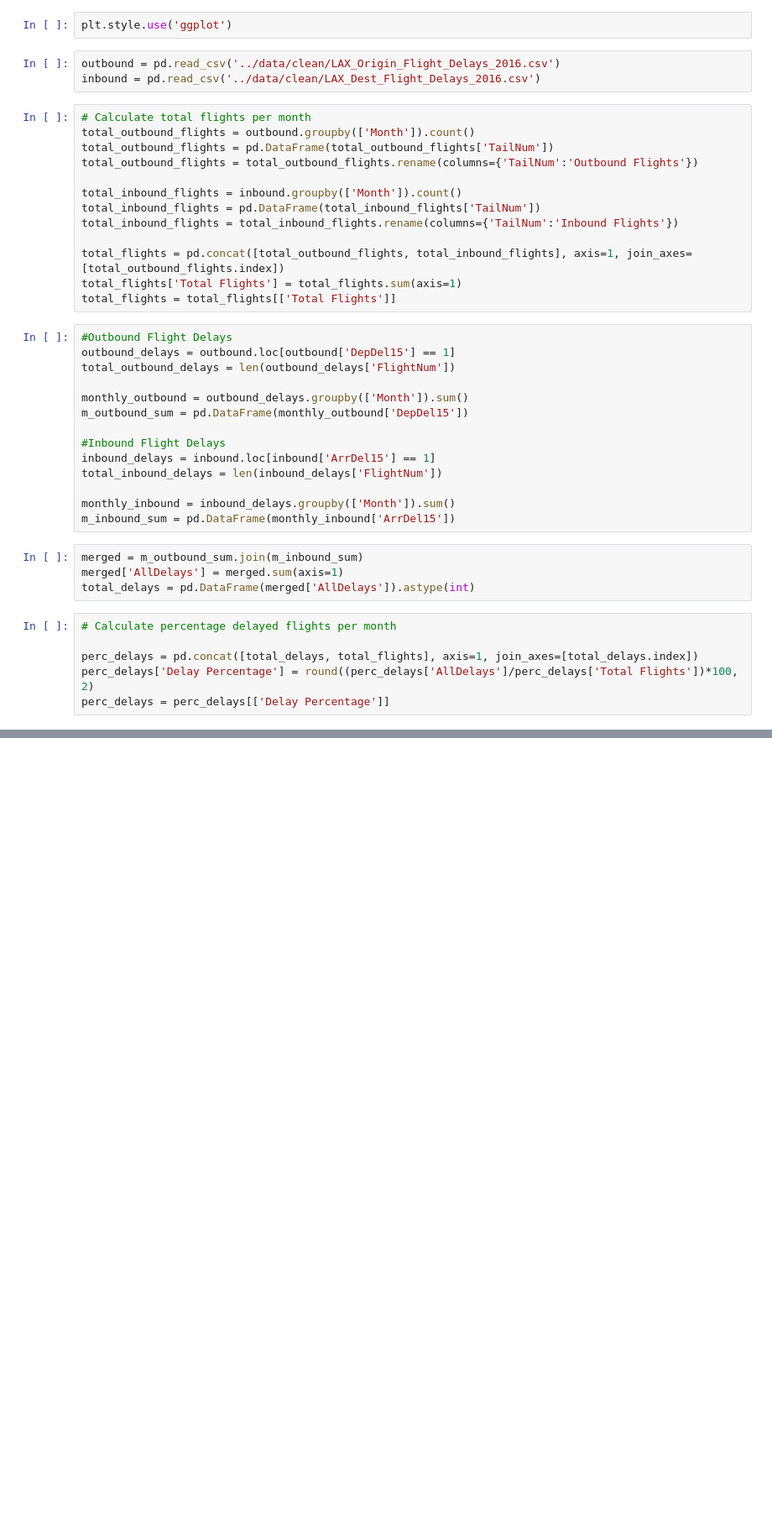
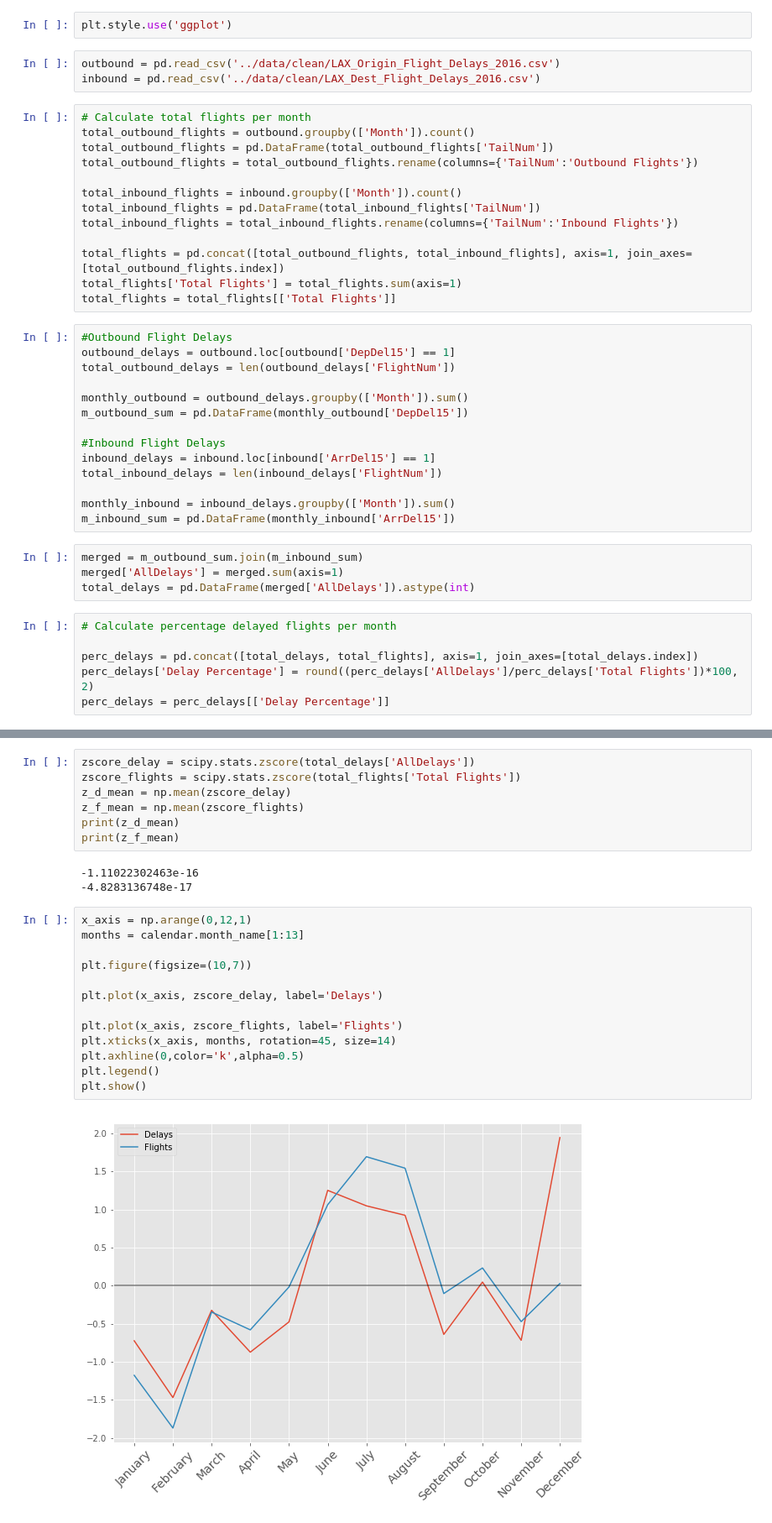
Before and after one commit to phoessel/Analysis-of-DFW-Flight-Delays, a Jupyter notebook: month-frequency/month-freq.ipynb, the cells around one changed output, grey strips where cells are left out. Shown: that part at 84% size. Cells and saved outputs as stored; diff of their text form; blank space fills up the shorter version.

```diff
--- a/month-frequency/month-freq.ipynb
+++ b/month-frequency/month-freq.ipynb
@@ -82,0 +136,25 @@ plt.show()
+# %%
+zscore_delay = scipy.stats.zscore(total_delays['AllDelays'])
+zscore_flights = scipy.stats.zscore(total_flights['Total Flights'])
+z_d_mean = np.mean(zscore_delay)
+z_f_mean = np.mean(zscore_flights)
+print(z_d_mean)
+print(z_f_mean)
+# %% [output]
+-1.11022302463e-16
+-4.8283136748e-17
+# %%
+x_axis = np.arange(0,12,1)
+months = calendar.month_name[1:13]
+
+plt.figure(figsize=(10,7))
+
+plt.plot(x_axis, zscore_delay, label='Delays')
+
+plt.plot(x_axis, zscore_flights, label='Flights')
+plt.xticks(x_axis, months, rotation=45, size=14)
+plt.axhline(0,color='k',alpha=0.5)
+plt.legend()
+plt.show()
+# %% [output]
+[figure, added]
```
Also changed, not shown: parts of 8 cells of this notebook.
